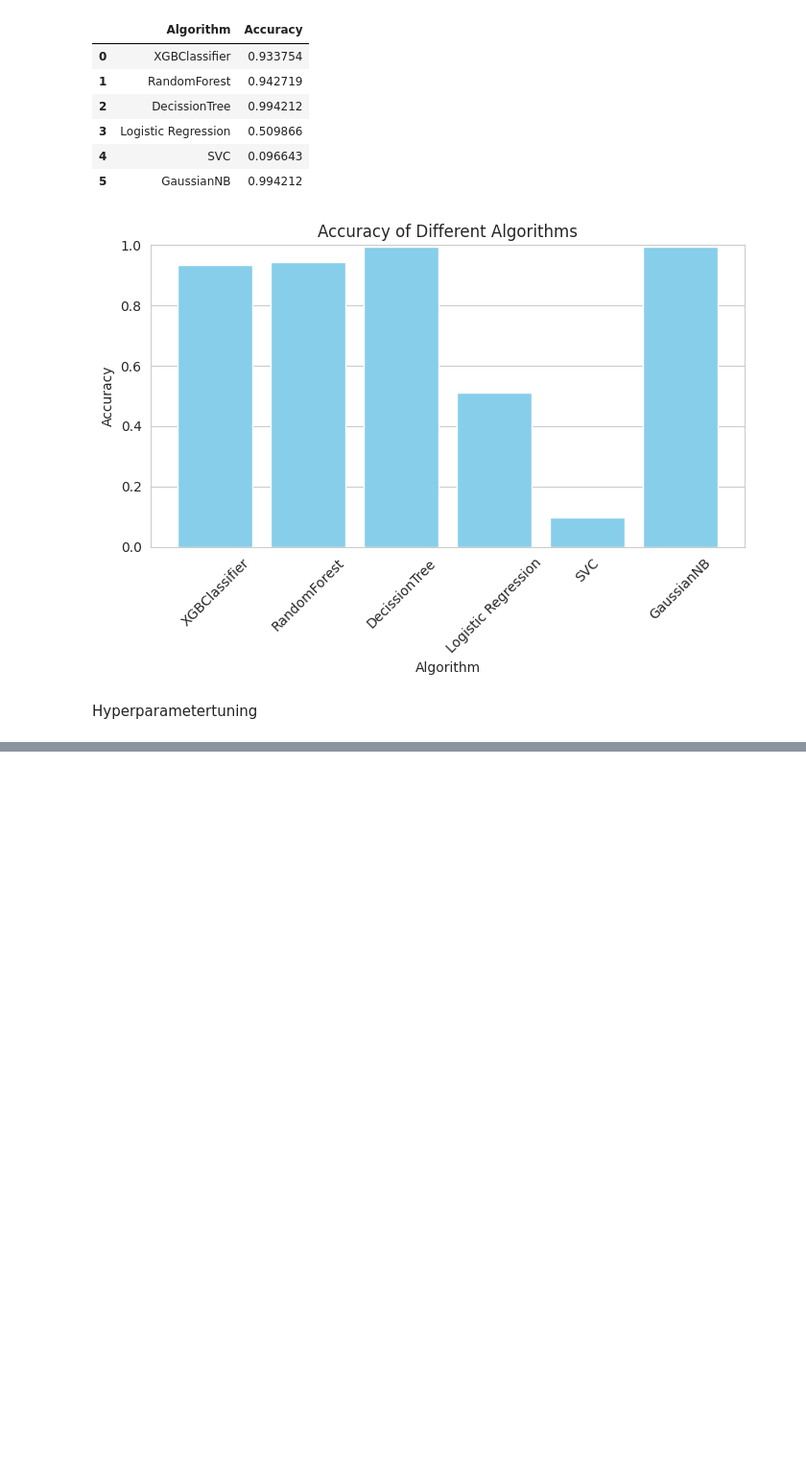
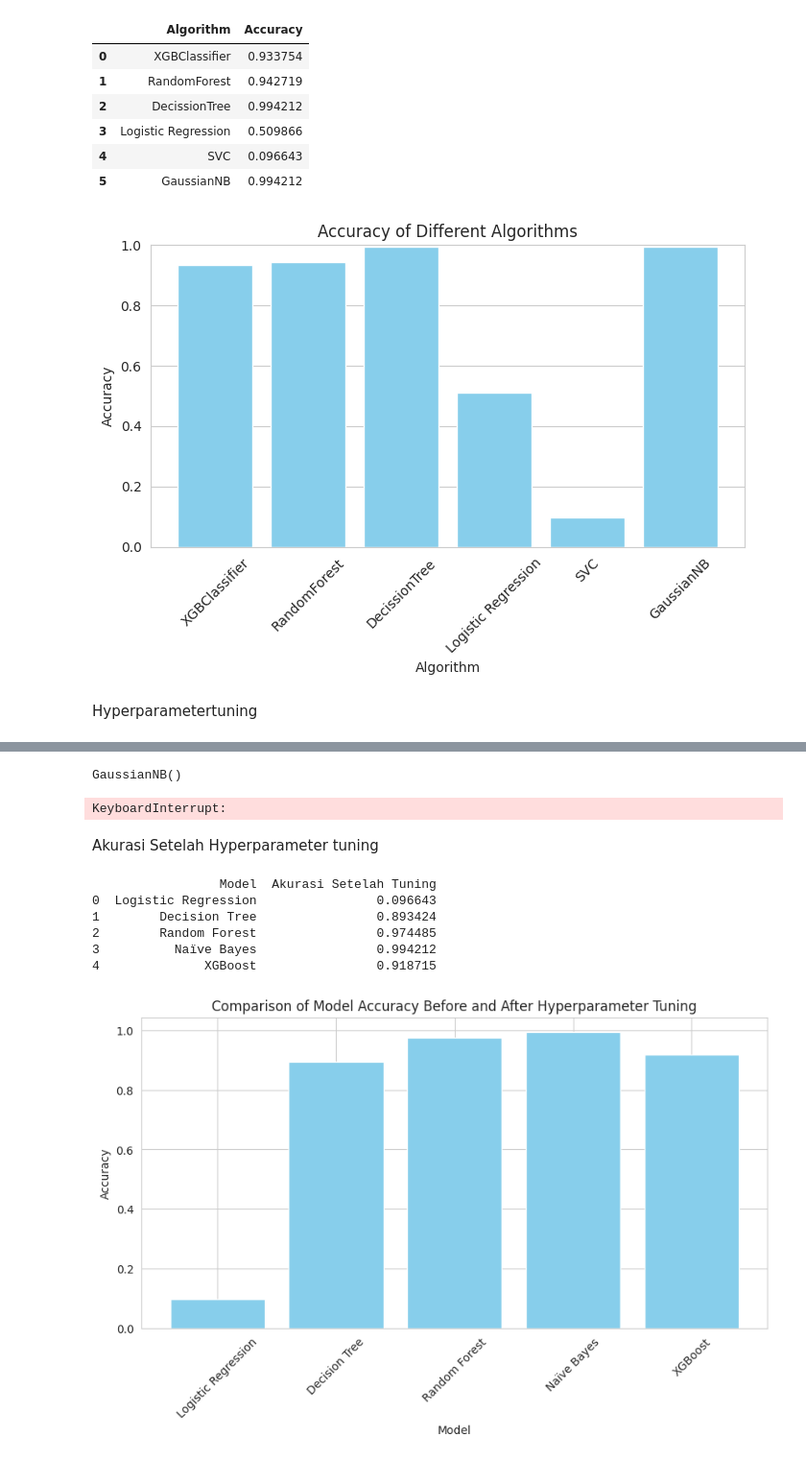
Before and after one commit to chessaanugrah/DataMiningPortofolio., a Jupyter notebook: fraud_dtec.ipynb, the cells around one changed output, grey strips where cells are left out. Shown at 96% size. Drawn from its saved outputs; the diff is of its cells as text; code cells hidden in the pictures; blank space fills up the shorter version.

```diff
--- a/fraud_dtec.ipynb
+++ b/fraud_dtec.ipynb
@@ -674,0 +622,67 @@ KeyboardInterrupt:
+# %%
+# 3. Naïve Bayes (GaussianNB) (tidak banyak parameter untuk tuning)
+best_nb = GaussianNB()
+best_nb.fit(X_train, y_train)
+# %% [output]
+GaussianNB()
+# %%
+# 4. XGBoost
+from xgboost import XGBClassifier
+xgb_params = {'n_estimators': [10, 50, 100], 'learning_rate': [0.01, 0.1, 0.3], 'max_depth': [3, 5, 10]}
+xgb_grid = GridSearchCV(XGBClassifier(), xgb_params, cv=5)
+xgb_grid.fit(X_train, y_train)
+best_xgb = xgb_grid.best_estimator_
+# %%
+# 5. Support Vector Machine (SVM)
+from sklearn.svm import SVC
+svm_params = {'C': [0.1, 1], 'kernel': ['linear']}
+svm_grid = GridSearchCV(SVC(), svm_params, cv=5, n_jobs=-1)
+svm_grid.fit(X_train, y_train)
+best_svm = svm_grid.best_estimator_
+# %% [output]
+KeyboardInterrupt:
+# %%
+# Random Forest
+from sklearn.model_selection import GridSearchCV
+from sklearn.ensemble import RandomForestClassifier
+rf_params = {
+    'n_estimators': [10, 50],
+    'max_depth': [5, 10],
+    'min_samples_split': [2, 5]
+}
+rf_grid = GridSearchCV(RandomForestClassifier(random_state=42), rf_params, cv=3, scoring='accuracy', n_jobs=-1)
+rf_grid.fit(X_train_smote, y_train_smote)
+best_rf = rf_grid.best_estimator_
+# %% [markdown]
+Akurasi Setelah Hyperparameter tuning
+# %%
+# Membuat DataFrame untuk menampilkan hasil
+accuracy_df = pd.DataFrame(list(accuracy_results.items()), columns=['Model', 'Akurasi Setelah Tuning'])
+print(accuracy_df)
+# %% [output]
+                 Model  Akurasi Setelah Tuning
+0  Logistic Regression                0.096643
+1        Decision Tree                0.893424
+2        Random Forest                0.974485
+3          Naïve Bayes                0.994212
+4              XGBoost                0.918715
+# %%
+# Evaluasi model setelah tuning
+models = {'Logistic Regression': best_log_reg, 'Decision Tree': best_dt, 'Random Forest': best_rf,
+           'Naïve Bayes': best_nb, 'XGBoost': best_xgb}
+
+accuracy_results = {}
+for name, model in models.items():
+    y_pred = model.predict(X_test)
+    accuracy_results[name] = accuracy_score(y_test, y_pred)
+
+# Plot perbandingan sebelum dan sesudah tuning
+plt.figure(figsize=(10, 5))
+plt.bar(accuracy_results.keys(), accuracy_results.values(), color='skyblue')
+plt.xlabel('Model')
+plt.ylabel('Accuracy')
+plt.title('Comparison of Model Accuracy Before and After Hyperparameter Tuning')
+plt.xticks(rotation=45)
+plt.show()
+# %% [output]
+[figure, added]
```
Also changed, not shown: parts of 11 cells of this notebook.
